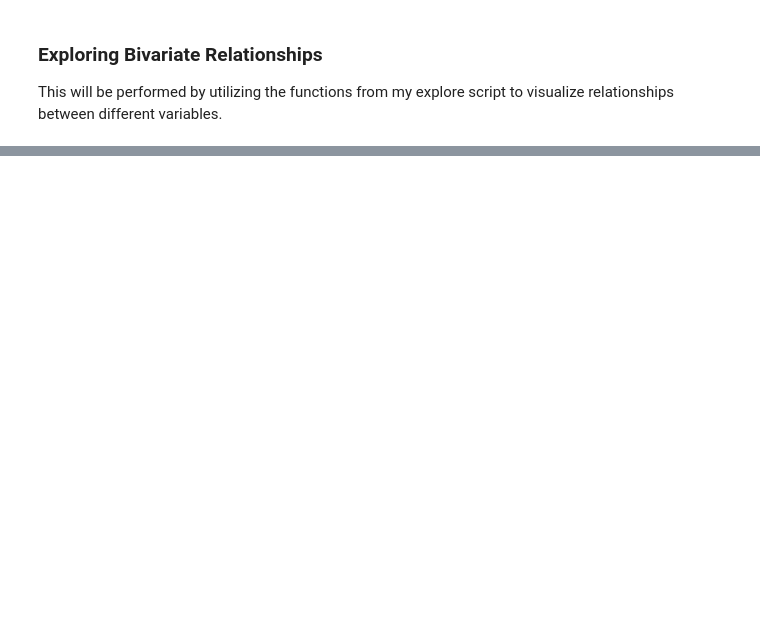
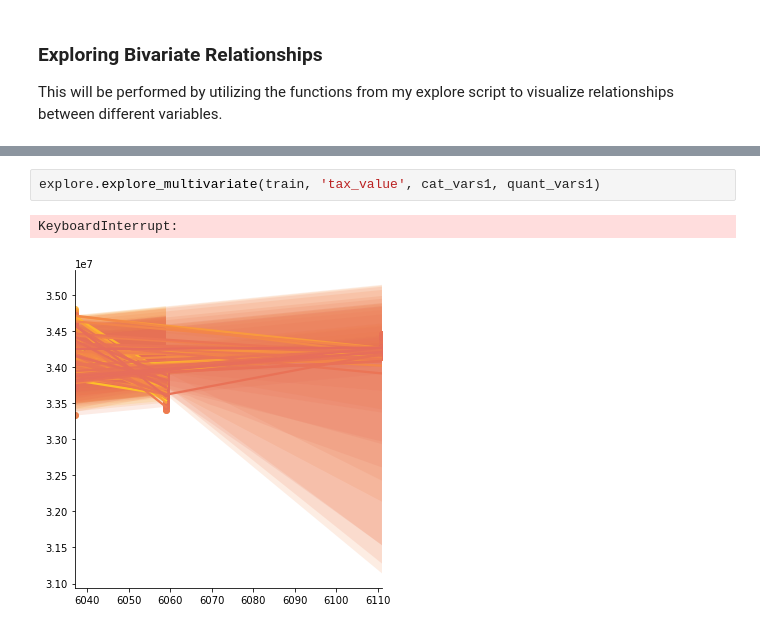
Before and after one commit to mariamnaqvi/predicting_property_values, a Jupyter notebook: final_report_zillow.ipynb, the cells around one changed output, grey strips where cells are left out. Drawn from its saved outputs; the diff is of its cells as text; blank space fills up the shorter version.

```diff
--- a/final_report_zillow.ipynb
+++ b/final_report_zillow.ipynb
@@ -681,0 +719,5 @@ This will be performed by utilizing the functions from my explore script to visu
+# %%
+explore.explore_multivariate(train, 'tax_value', cat_vars1, quant_vars1)
+# %% [output]
+KeyboardInterrupt:
+[figure, added]
```
Also changed, not shown: parts of 24 cells of this notebook, 3 other files.
